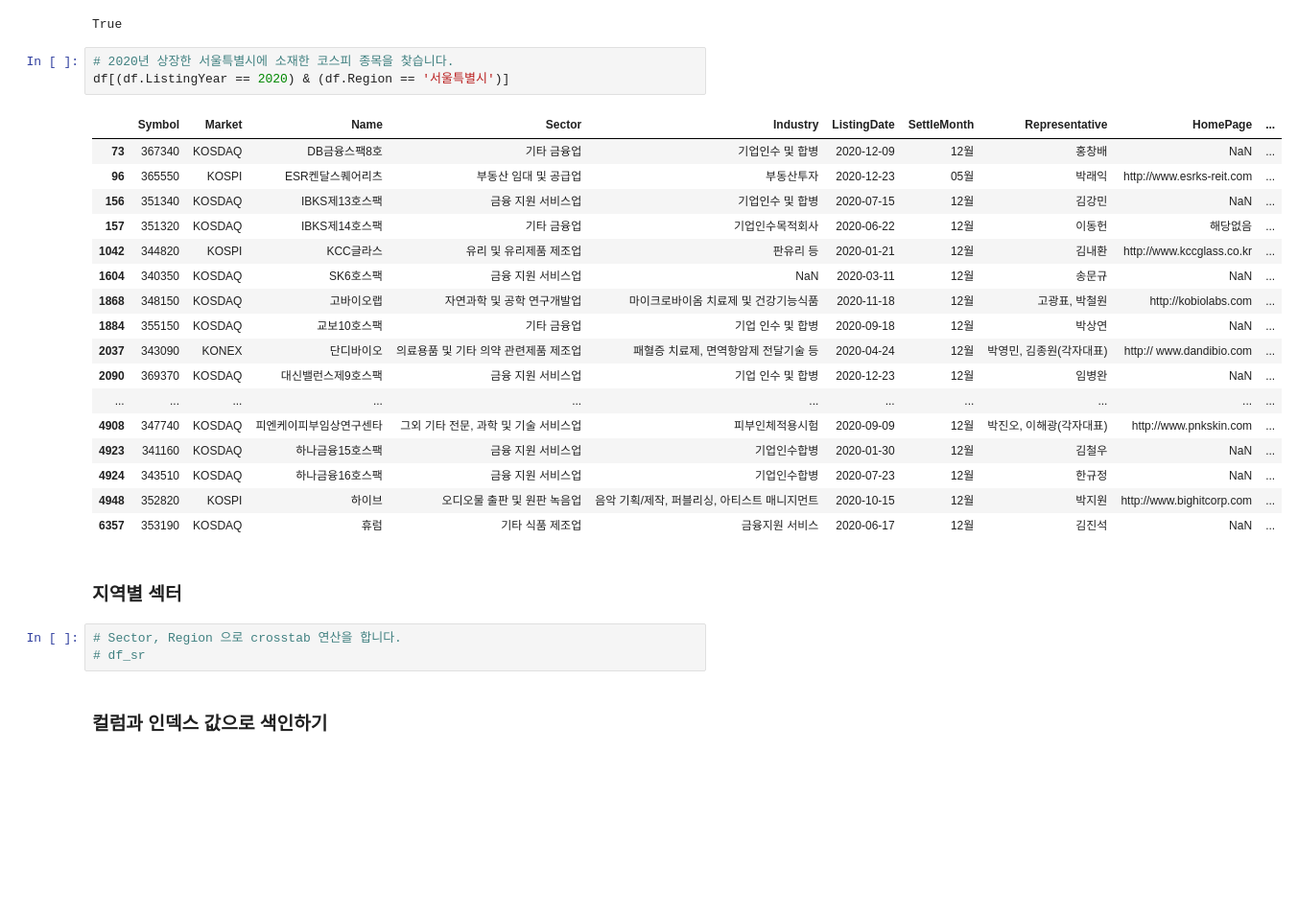
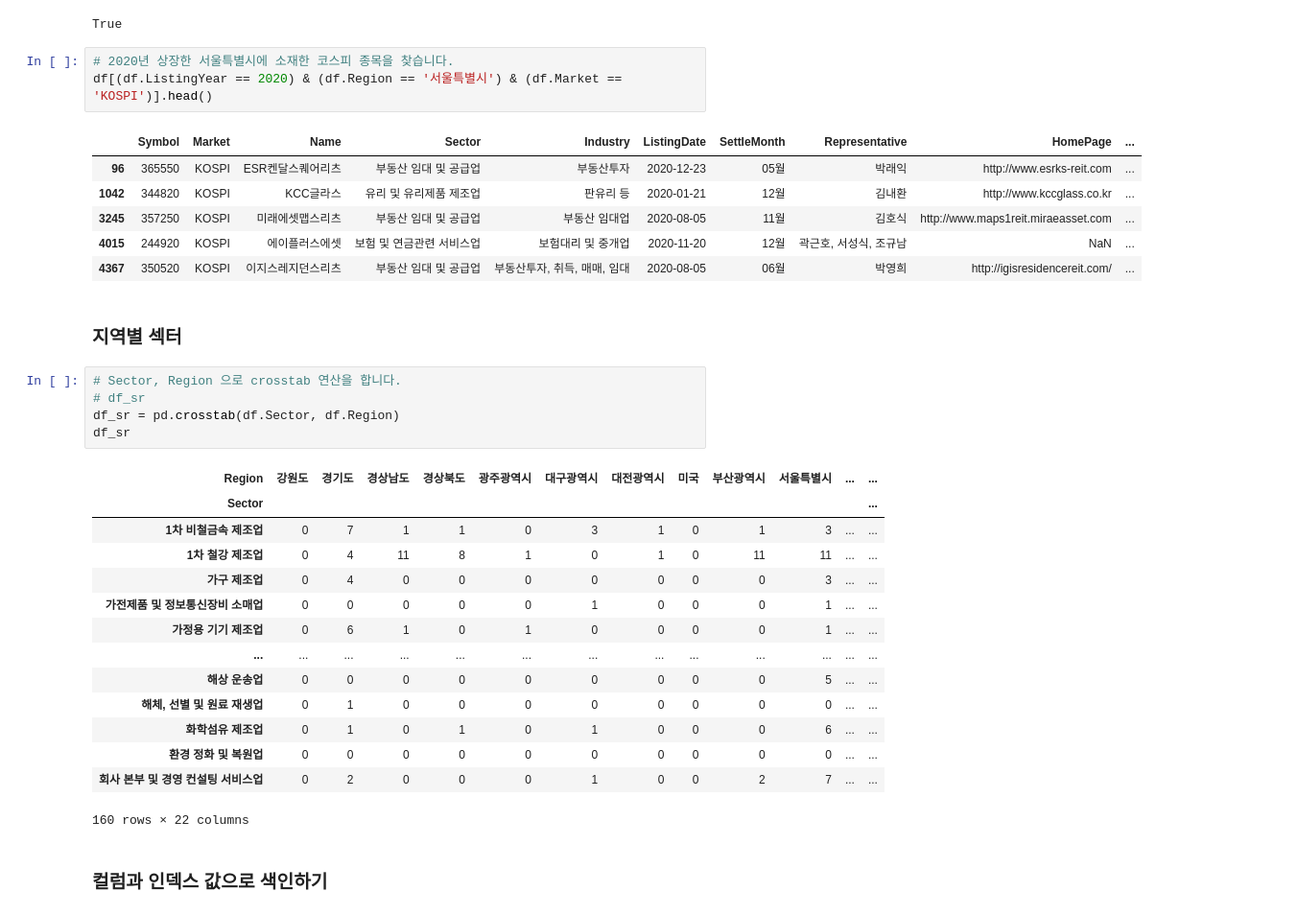
Before and after one commit to Bigdata92/finance-data-analysis-main, a Jupyter notebook: 2.2. KRX 전체 종목분석-input.ipynb, the cells around one changed output. Shown at 96% size. Drawn from its saved outputs; the diff is of its cells as text; blank space fills up the shorter version.

```diff
--- a/2.2. KRX 전체 종목분석-input.ipynb
+++ b/2.2. KRX 전체 종목분석-input.ipynb
@@ -983,30 +983,36 @@ True and True
 True
 # %%
 # 2020년 상장한 서울특별시에 소재한 코스피 종목을 찾습니다.
-df[(df.ListingYear == 2020) & (df.Region == '서울특별시')]
+df[(df.ListingYear == 2020) & (df.Region == '서울특별시') & (df.Market == 'KOSPI')].head()
 # %% [output]
 |  | Symbol | Market | Name | Sector | Industry | ListingDate | SettleMonth | Representative | HomePage | ... |
-| 73 | 367340 | KOSDAQ | DB금융스팩8호 | 기타 금융업 | 기업인수 및 합병 | 2020-12-09 | 12월 | 홍창배 | NaN | ... |
 | 96 | 365550 | KOSPI | ESR켄달스퀘어리츠 | 부동산 임대 및 공급업 | 부동산투자 | 2020-12-23 | 05월 | 박래익 | http://www.esrks-reit.com | ... |
-| 156 | 351340 | KOSDAQ | IBKS제13호스팩 | 금융 지원 서비스업 | 기업인수 및 합병 | 2020-07-15 | 12월 | 김강민 | NaN | ... |
-| 157 | 351320 | KOSDAQ | IBKS제14호스팩 | 기타 금융업 | 기업인수목적회사 | 2020-06-22 | 12월 | 이동헌 | 해당없음 | ... |
 | 1042 | 344820 | KOSPI | KCC글라스 | 유리 및 유리제품 제조업 | 판유리 등 | 2020-01-21 | 12월 | 김내환 | http://www.kccglass.co.kr | ... |
-| 1604 | 340350 | KOSDAQ | SK6호스팩 | 금융 지원 서비스업 | NaN | 2020-03-11 | 12월 | 송문규 | NaN | ... |
-| 1868 | 348150 | KOSDAQ | 고바이오랩 | 자연과학 및 공학 연구개발업 | 마이크로바이옴 치료제 및 건강기능식품 | 2020-11-18 | 12월 | 고광표, 박철원 | http://kobiolabs.com | ... |
-| 1884 | 355150 | KOSDAQ | 교보10호스팩 | 기타 금융업 | 기업 인수 및 합병 | 2020-09-18 | 12월 | 박상연 | NaN | ... |
-| 2037 | 343090 | KONEX | 단디바이오 | 의료용품 및 기타 의약 관련제품 제조업 | 패혈증 치료제, 면역항암제 전달기술 등 | 2020-04-24 | 12월 | 박영민, 김종원(각자대표) | http:// www.dandibio.com | ... |
-| 2090 | 369370 | KOSDAQ | 대신밸런스제9호스팩 | 금융 지원 서비스업 | 기업 인수 및 합병 | 2020-12-23 | 12월 | 임병완 | NaN | ... |
-| ... | ... | ... | ... | ... | ... | ... | ... | ... | ... | ... |
-| 4908 | 347740 | KOSDAQ | 피엔케이피부임상연구센타 | 그외 기타 전문, 과학 및 기술 서비스업 | 피부인체적용시험 | 2020-09-09 | 12월 | 박진오, 이해광(각자대표) | http://www.pnkskin.com | ... |
-| 4923 | 341160 | KOSDAQ | 하나금융15호스팩 | 금융 지원 서비스업 | 기업인수합병 | 2020-01-30 | 12월 | 김철우 | NaN | ... |
-| 4924 | 343510 | KOSDAQ | 하나금융16호스팩 | 금융 지원 서비스업 | 기업인수합병 | 2020-07-23 | 12월 | 한규정 | NaN | ... |
-| 4948 | 352820 | KOSPI | 하이브 | 오디오물 출판 및 원판 녹음업 | 음악 기획/제작, 퍼블리싱, 아티스트 매니지먼트 | 2020-10-15 | 12월 | 박지원 | http://www.bighitcorp.com | ... |
-| 6357 | 353190 | KOSDAQ | 휴럼 | 기타 식품 제조업 | 금융지원 서비스 | 2020-06-17 | 12월 | 김진석 | NaN | ... |
+| 3245 | 357250 | KOSPI | 미래에셋맵스리츠 | 부동산 임대 및 공급업 | 부동산 임대업 | 2020-08-05 | 11월 | 김호식 | http://www.maps1reit.miraeasset.com | ... |
+| 4015 | 244920 | KOSPI | 에이플러스에셋 | 보험 및 연금관련 서비스업 | 보험대리 및 중개업 | 2020-11-20 | 12월 | 곽근호, 서성식, 조규남 | NaN | ... |
+| 4367 | 350520 | KOSPI | 이지스레지던스리츠 | 부동산 임대 및 공급업 | 부동산투자, 취득, 매매, 임대 | 2020-08-05 | 06월 | 박영희 | http://igisresidencereit.com/ | ... |
 # %% [markdown]
 ### 지역별 섹터
 # %%
 # Sector, Region 으로 crosstab 연산을 합니다.
 # df_sr
+df_sr = pd.crosstab(df.Sector, df.Region)
+df_sr
+# %% [output]
+| Region | 강원도 | 경기도 | 경상남도 | 경상북도 | 광주광역시 | 대구광역시 | 대전광역시 | 미국 | 부산광역시 | 서울특별시 | ... | ... |
+| Sector |  |  |  |  |  |  |  |  |  |  |  | ... |
+| 1차 비철금속 제조업 | 0 | 7 | 1 | 1 | 0 | 3 | 1 | 0 | 1 | 3 | ... | ... |
+| 1차 철강 제조업 | 0 | 4 | 11 | 8 | 1 | 0 | 1 | 0 | 11 | 11 | ... | ... |
+| 가구 제조업 | 0 | 4 | 0 | 0 | 0 | 0 | 0 | 0 | 0 | 3 | ... | ... |
+| 가전제품 및 정보통신장비 소매업 | 0 | 0 | 0 | 0 | 0 | 1 | 0 | 0 | 0 | 1 | ... | ... |
+| 가정용 기기 제조업 | 0 | 6 | 1 | 0 | 1 | 0 | 0 | 0 | 0 | 1 | ... | ... |
+| ... | ... | ... | ... | ... | ... | ... | ... | ... | ... | ... | ... | ... |
+| 해상 운송업 | 0 | 0 | 0 | 0 | 0 | 0 | 0 | 0 | 0 | 5 | ... | ... |
+| 해체, 선별 및 원료 재생업 | 0 | 1 | 0 | 0 | 0 | 0 | 0 | 0 | 0 | 0 | ... | ... |
+| 화학섬유 제조업 | 0 | 1 | 0 | 1 | 0 | 1 | 0 | 0 | 0 | 6 | ... | ... |
+| 환경 정화 및 복원업 | 0 | 0 | 0 | 0 | 0 | 0 | 0 | 0 | 0 | 0 | ... | ... |
+| 회사 본부 및 경영 컨설팅 서비스업 | 0 | 2 | 0 | 0 | 0 | 1 | 0 | 0 | 2 | 7 | ... | ... |
+160 rows × 22 columns
 # %% [markdown]
 ### 컬럼과 인덱스 값으로 색인하기
 # %%
```
Also changed, not shown: parts of 11 cells of this notebook.
